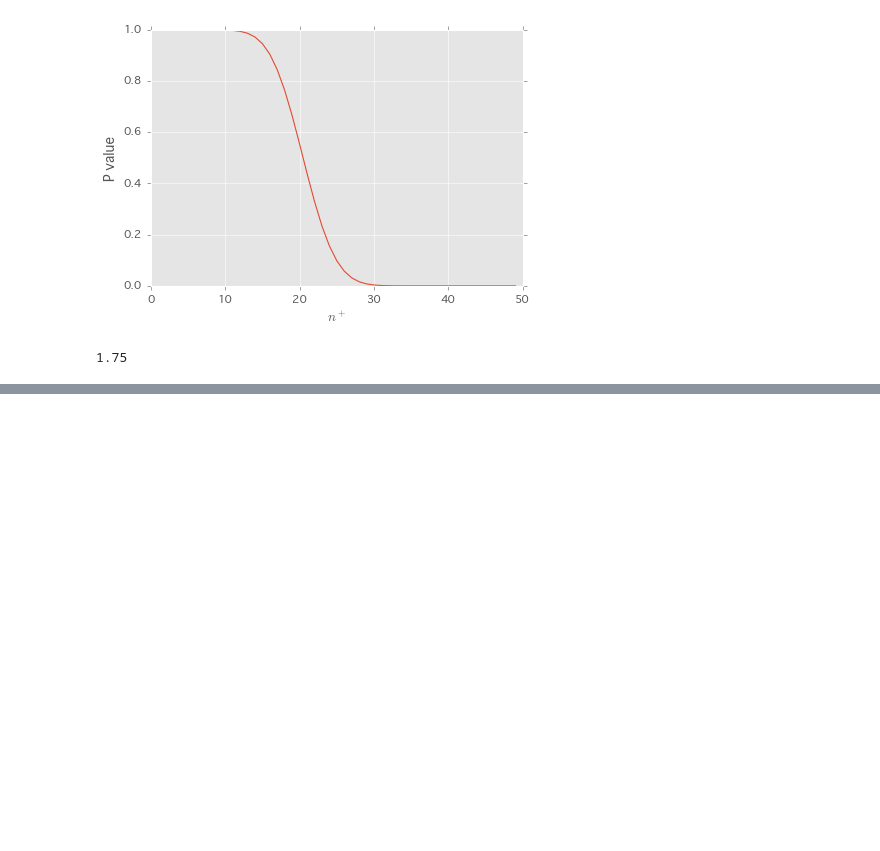
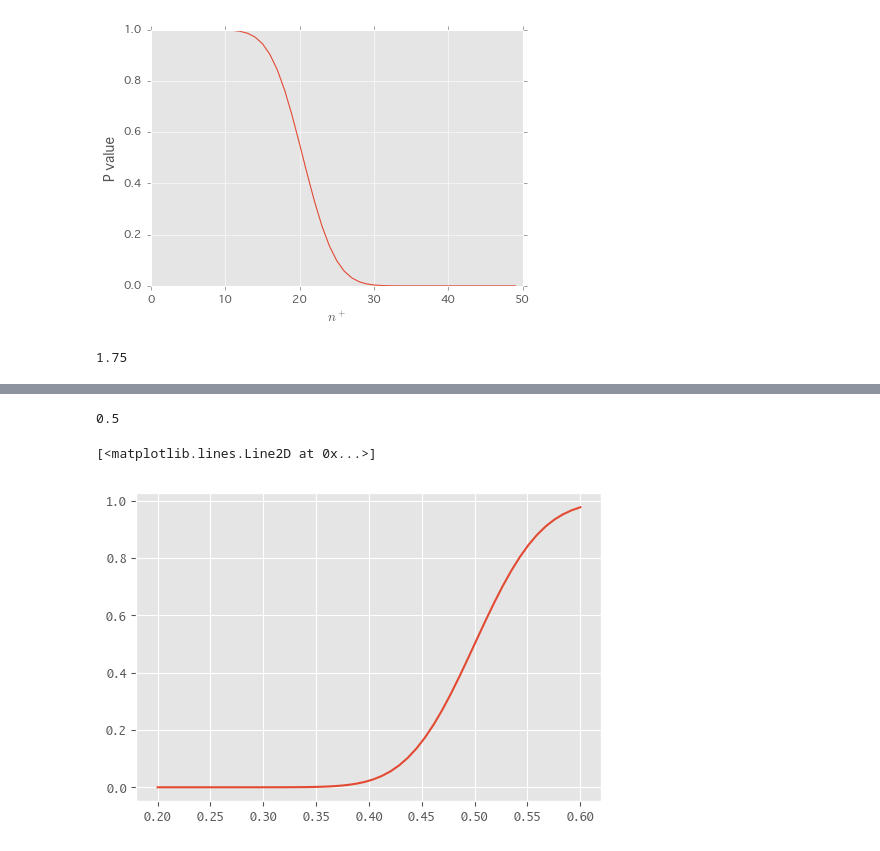
Before and after one commit to hagino3000/notebooks, a Jupyter notebook: techblog原稿.ipynb, the cells around one changed output, grey strips where cells are left out. Saved outputs shown, nothing was run; the diff lists cells and outputs as text; code cells hidden in the pictures; blank space fills up the shorter version.

```diff
--- a/techblog原稿.ipynb
+++ b/techblog原稿.ipynb
@@ -42,0 +99,15 @@ np.arange(1, 7).mean()/2
+# %%
+calc_tail_prob_by_central_limit_theorem(0.5, 0.5, 100)
+# %% [output]
+0.5
+# %%
+def calc(mu_hat, mu, n):
+    return np.sqrt(n)*(mu_hat - mu)/np.sqrt(mu*(1-mu))
+
+x = np.linspace(0.2, 0.6)
+calc = np.vectorize(calc)
+# %%
+plt.plot(x, scipy.stats.norm.cdf(calc(x, mu, n)))
+# %% [output]
+[<matplotlib.lines.Line2D at 0x...>]
+[figure, added]
```
Also changed, not shown: parts of 37 cells of this notebook.
